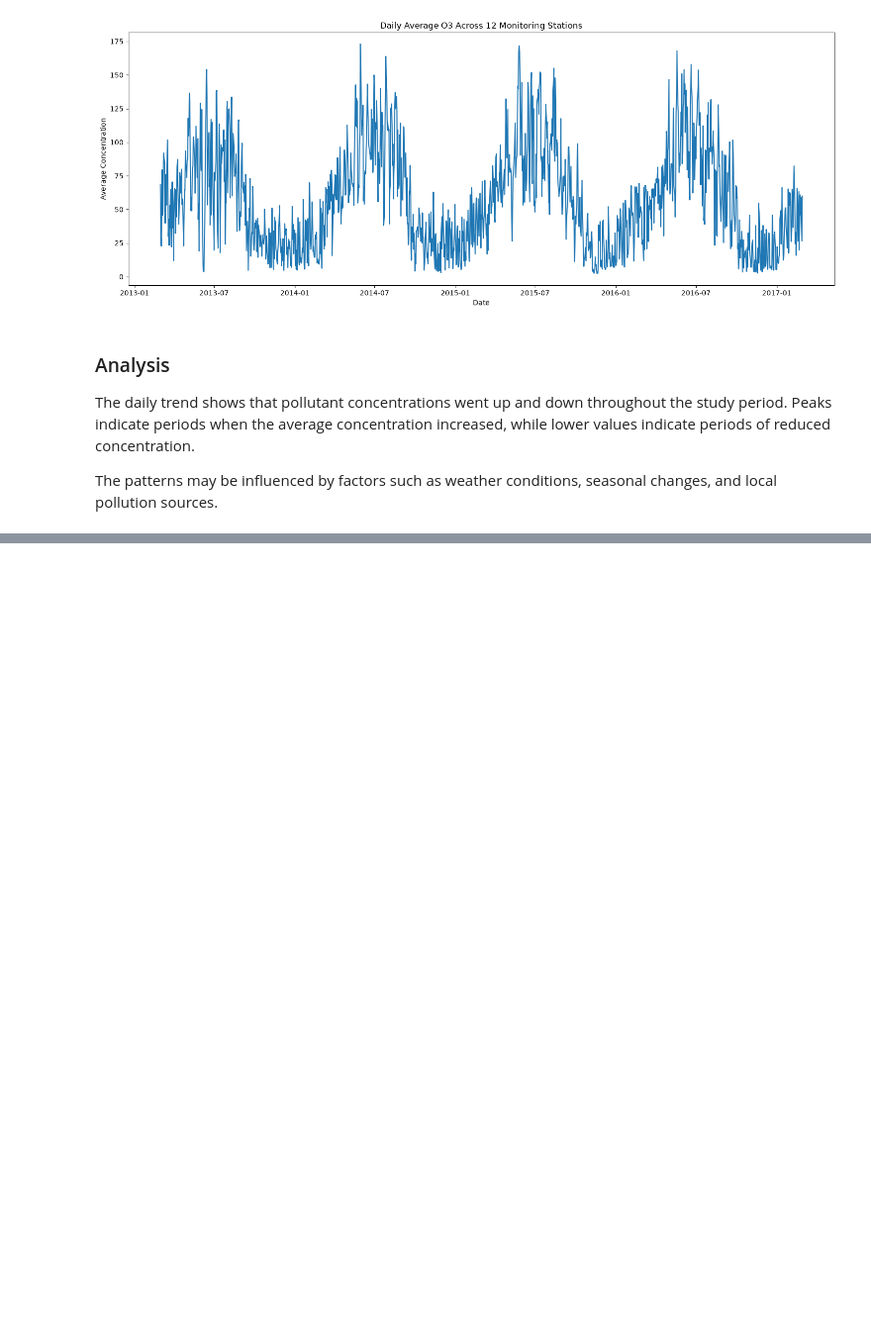
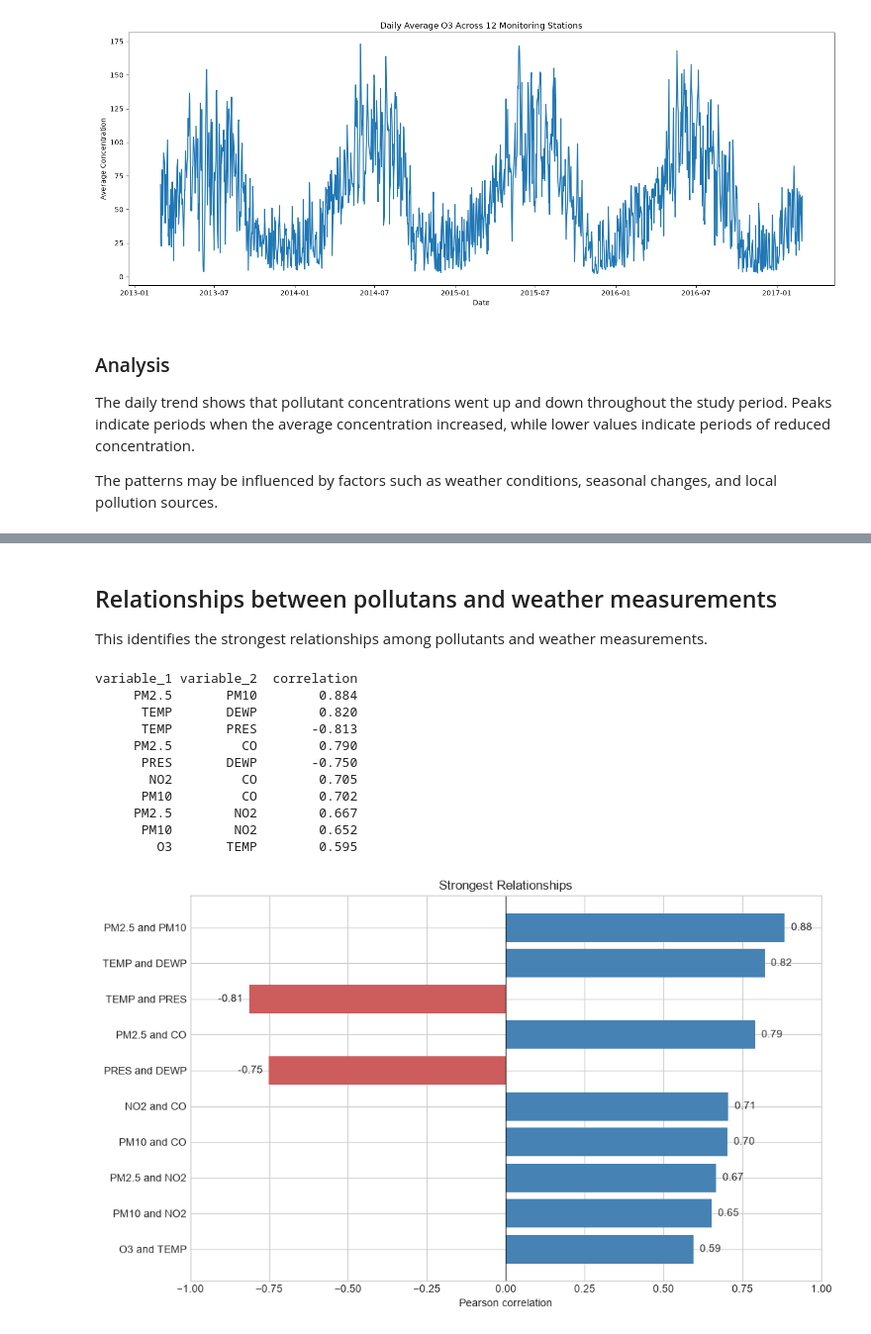
Before and after one commit to Dirk2928/Data_Science, a Jupyter notebook: Notebooks/eda_beijing_air_quality.ipynb, the cells around one changed output, grey strips where cells are left out. Shown at 99% size. Cells and saved outputs as stored; diff of their text form; code cells hidden in the pictures; blank space fills up the shorter version.

Commit message:
correlation added

```diff
--- a/Notebooks/eda_beijing_air_quality.ipynb
+++ b/Notebooks/eda_beijing_air_quality.ipynb
@@ -188,0 +317,63 @@ The patterns may be influenced by factors such as weather conditions, seasonal c
+# %% [markdown]
+## Relationships between pollutans and weather measurements
+
+This identifies the strongest relationships among pollutants and weather measurements.
+# %%
+upper_triangle = np.triu_indices_from(pearson_corr, k=1)
+strongest_pairs = pd.DataFrame({
+    "variable_1": pearson_corr.index[upper_triangle[0]],
+    "variable_2": pearson_corr.columns[upper_triangle[1]],
+    "correlation": pearson_corr.to_numpy()[upper_triangle],
+})
+strongest_pairs["absolute_correlation"] = strongest_pairs["correlation"].abs()
+strongest_pairs = strongest_pairs.sort_values(
+    "absolute_correlation", ascending=False
+).head(10)
+strongest_pairs["relationship"] = (
+    strongest_pairs["variable_1"] + " and " + strongest_pairs["variable_2"]
+)
+print(
+    strongest_pairs[["variable_1", "variable_2", "correlation"]]
+    .round(3)
+    .to_string(index=False)
+)
+
+plt.figure(figsize=(10, 6))
+colors = [
+    "steelblue" if value >= 0 else "indianred"
+    for value in strongest_pairs["correlation"]
+]
+plt.barh(
+    strongest_pairs["relationship"][::-1],
+    strongest_pairs["correlation"][::-1],
+    color=colors[::-1],
+)
+plt.axvline(0, color="black", linewidth=0.8)
+for index, value in enumerate(strongest_pairs["correlation"][::-1]):
+    offset = 0.02 if value >= 0 else -0.02
+    alignment = "left" if value >= 0 else "right"
+    plt.text(
+        value + offset,
+        index,
+        f"{value:.2f}",
+        va="center",
+        ha=alignment,
+    )
+plt.xlabel("Pearson correlation")
+plt.title("Strongest Relationships")
+plt.xlim(-1, 1)
+plt.tight_layout()
+plt.show()
+# %% [output]
+variable_1 variable_2  correlation
+     PM2.5       PM10        0.884
+      TEMP       DEWP        0.820
+      TEMP       PRES       -0.813
+     PM2.5         CO        0.790
+      PRES       DEWP       -0.750
+       NO2         CO        0.705
+      PM10         CO        0.702
+     PM2.5        NO2        0.667
+      PM10        NO2        0.652
+        O3       TEMP        0.595
+[figure, added]
```
Also changed, not shown: parts of 13 cells of this notebook, 6 other files.
